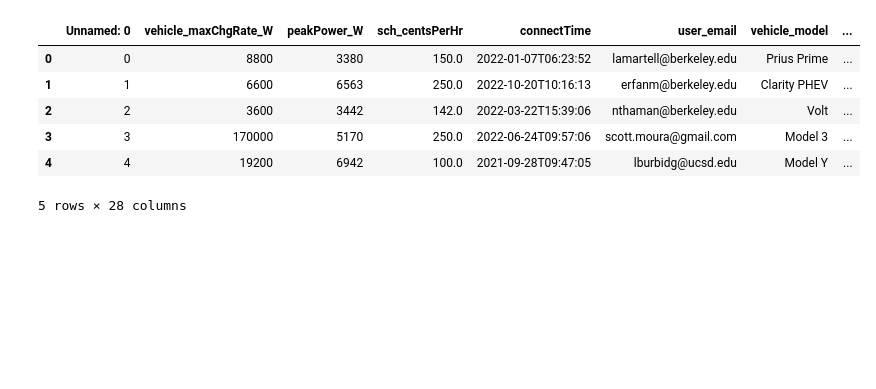
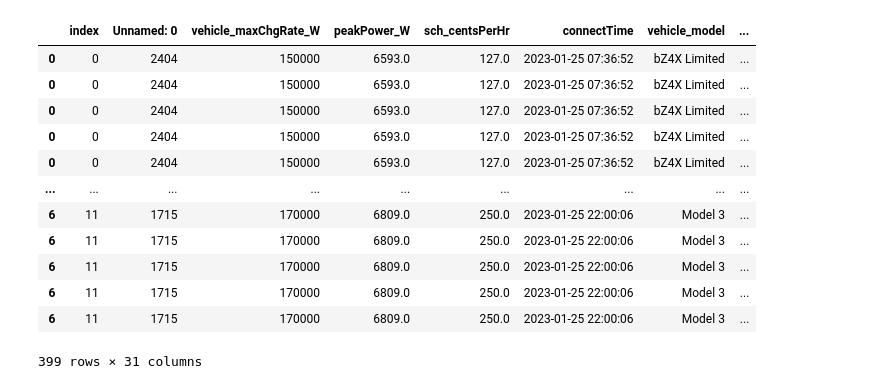
Before and after one commit to winston-edwin-chiong/slrpEV-data-dashboard, a Jupyter notebook: SessionLvlVIz.ipynb, the cells around one changed output. Cells and saved outputs as stored; diff of their text form; code cells hidden in the pictures; blank space fills up the shorter version.

```diff
--- a/SessionLvlVIz.ipynb
+++ b/SessionLvlVIz.ipynb
@@ -3,7 +3,10 @@ import pandas as pd
 from sklearn.pipeline import Pipeline
 from datacleaning.FetchData import FetchData
 from datacleaning.CleanData import CleanData
-from datacleaning.pipelineclasses import *
+from datetime import datetime
+import plotly.express as px
+
+pd.set_option("display.max_columns", 100)
 # %%
 FetchData.scan_save_all_records()
 CleanData.clean_save_raw_data()
@@ -11,0 +102,6 @@ IndexError: list index out of range
+# %%
+pipeline = Pipeline([
+    ("1", SortDropCast()),
+    ("2", HelperFeatureCreation()),
+    ("3", CreateNestedSessionTimeSeries())
+])
@@ -12,11 +127,23 @@ IndexError: list index out of range
 # %%
 raw = pd.read_csv("data/raw_data.csv")
-raw.head()
+raw = raw.sort_values("connectTime")
+raw["connectTime"] = pd.to_datetime(raw["connectTime"])
+now = datetime.now().strftime('%D')
+filtered = raw[raw["connectTime"] >= "01-25/2023"]
+clean = pipeline.fit_transform(filtered)
+clean = clean.explode(["time_vals", "power_vals"])
+clean
 # %% [output]
-|  | Unnamed: 0 | vehicle_maxChgRate_W | peakPower_W | sch_centsPerHr | connectTime | user_email | vehicle_model | ... |
-| 0 | 0 | 8800 | 3380 | 150.0 | 2022-01-07T06:23:52 | lamartell@berkeley.edu | Prius Prime | ... |
-| 1 | 1 | 6600 | 6563 | 250.0 | 2022-10-20T10:16:13 | erfanm@berkeley.edu | Clarity PHEV | ... |
-| 2 | 2 | 3600 | 3442 | 142.0 | 2022-03-22T15:39:06 | nthaman@berkeley.edu | Volt | ... |
-| 3 | 3 | 170000 | 5170 | 250.0 | 2022-06-24T09:57:06 | scott.moura@gmail.com | Model 3 | ... |
-| 4 | 4 | 19200 | 6942 | 100.0 | 2021-09-28T09:47:05 | lburbidg@ucsd.edu | Model Y | ... |
+|  | index | Unnamed: 0 | vehicle_maxChgRate_W | peakPower_W | sch_centsPerHr | connectTime | vehicle_model | ... |
+| 0 | 0 | 2404 | 150000 | 6593.0 | 127.0 | 2023-01-25 07:36:52 | bZ4X Limited | ... |
+| 0 | 0 | 2404 | 150000 | 6593.0 | 127.0 | 2023-01-25 07:36:52 | bZ4X Limited | ... |
+| 0 | 0 | 2404 | 150000 | 6593.0 | 127.0 | 2023-01-25 07:36:52 | bZ4X Limited | ... |
+| 0 | 0 | 2404 | 150000 | 6593.0 | 127.0 | 2023-01-25 07:36:52 | bZ4X Limited | ... |
+| 0 | 0 | 2404 | 150000 | 6593.0 | 127.0 | 2023-01-25 07:36:52 | bZ4X Limited | ... |
+| ... | ... | ... | ... | ... | ... | ... | ... | ... |
+| 6 | 11 | 1715 | 170000 | 6809.0 | 250.0 | 2023-01-25 22:00:06 | Model 3 | ... |
+| 6 | 11 | 1715 | 170000 | 6809.0 | 250.0 | 2023-01-25 22:00:06 | Model 3 | ... |
+| 6 | 11 | 1715 | 170000 | 6809.0 | 250.0 | 2023-01-25 22:00:06 | Model 3 | ... |
+| 6 | 11 | 1715 | 170000 | 6809.0 | 250.0 | 2023-01-25 22:00:06 | Model 3 | ... |
+| 6 | 11 | 1715 | 170000 | 6809.0 | 250.0 | 2023-01-25 22:00:06 | Model 3 | ... |
-5 rows × 28 columns
+399 rows × 31 columns
```
Also changed, not shown: parts of 6 cells of this notebook, 10 other files.
